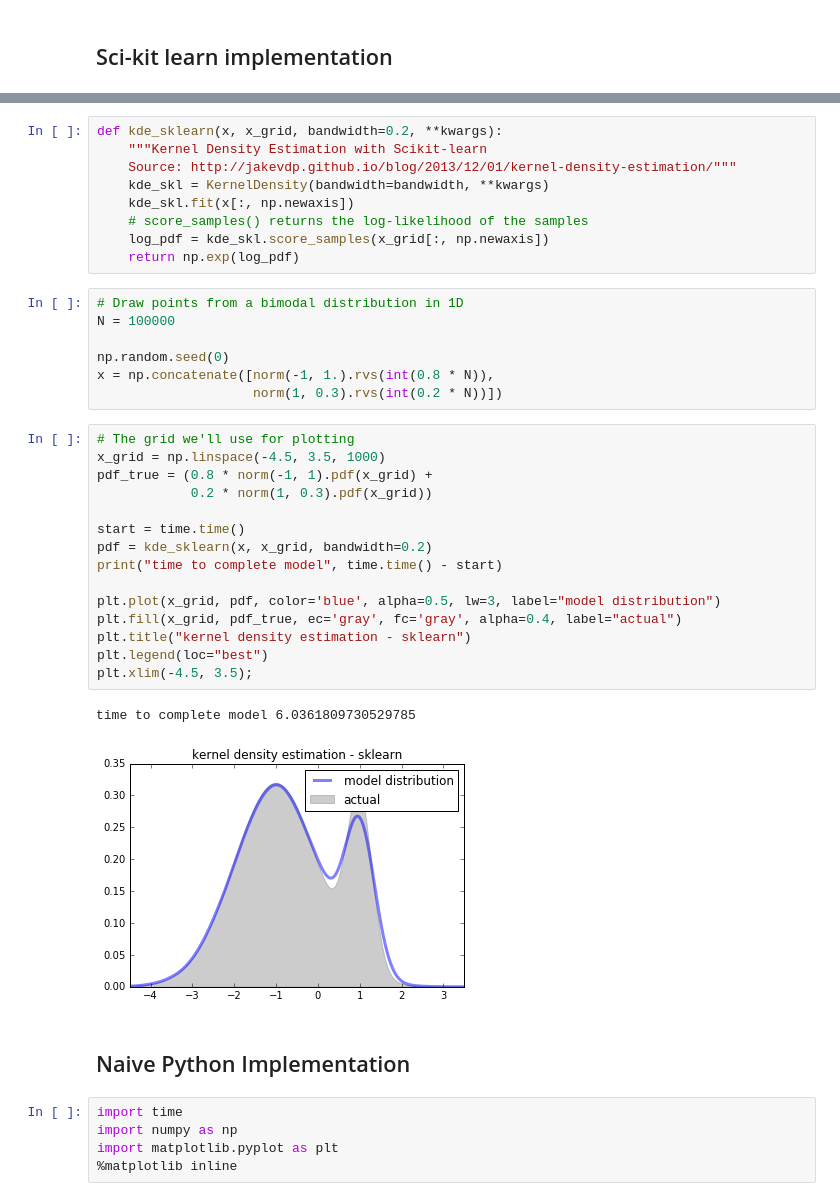
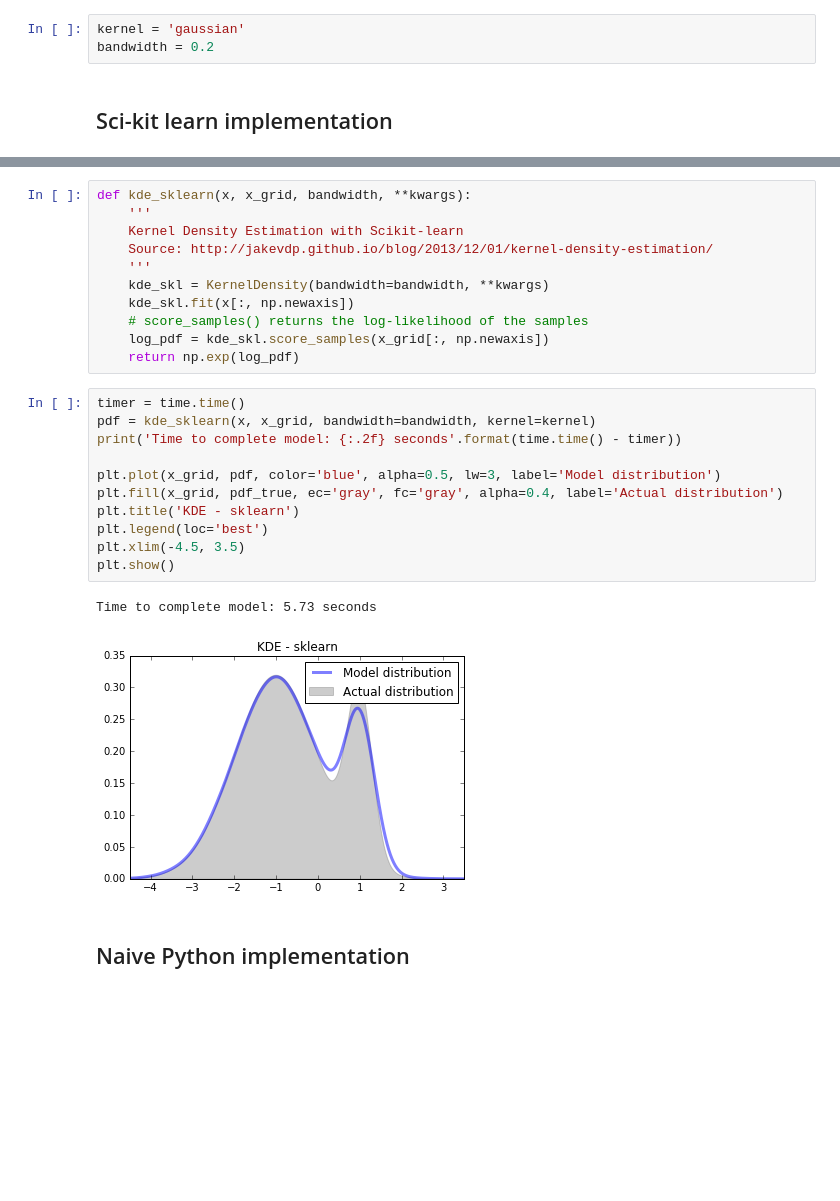
Before and after one commit to Mynti207/algo-paper, a Jupyter notebook: code/KDE_python.ipynb, the cells around one changed output, grey strips where cells are left out. Saved outputs shown, nothing was run; the diff lists cells and outputs as text; blank space fills up the shorter version.

```diff
--- a/code/KDE_python.ipynb
+++ b/code/KDE_python.ipynb
@@ -3,2 +29,5 @@
+# %%
+kernel = 'gaussian'
+bandwidth = 0.2
 # %% [markdown]
 ## Sci-kit learn implementation
@@ -13,41 +34,27 @@ import matplotlib.pyplot as plt
 # %%
-def kde_sklearn(x, x_grid, bandwidth=0.2, **kwargs):
-    """Kernel Density Estimation with Scikit-learn
-    Source: http://jakevdp.github.io/blog/2013/12/01/kernel-density-estimation/"""
+def kde_sklearn(x, x_grid, bandwidth, **kwargs):
+    '''
+    Kernel Density Estimation with Scikit-learn
+    Source: http://jakevdp.github.io/blog/2013/12/01/kernel-density-estimation/
+    '''
     kde_skl = KernelDensity(bandwidth=bandwidth, **kwargs)
     kde_skl.fit(x[:, np.newaxis])
     # score_samples() returns the log-likelihood of the samples
     log_pdf = kde_skl.score_samples(x_grid[:, np.newaxis])
     return np.exp(log_pdf)
-# %%
-# Draw points from a bimodal distribution in 1D
-N = 100000
-
-np.random.seed(0)
-x = np.concatenate([norm(-1, 1.).rvs(int(0.8 * N)),
-                    norm(1, 0.3).rvs(int(0.2 * N))])
 # %%
-# The grid we'll use for plotting
-x_grid = np.linspace(-4.5, 3.5, 1000)
-pdf_true = (0.8 * norm(-1, 1).pdf(x_grid) +
-            0.2 * norm(1, 0.3).pdf(x_grid))
+timer = time.time()
+pdf = kde_sklearn(x, x_grid, bandwidth=bandwidth, kernel=kernel)
+print('Time to complete model: {:.2f} seconds'.format(time.time() - timer))
 
-start = time.time()
-pdf = kde_sklearn(x, x_grid, bandwidth=0.2)
-print("time to complete model", time.time() - start)
-
-plt.plot(x_grid, pdf, color='blue', alpha=0.5, lw=3, label="model distribution")
-plt.fill(x_grid, pdf_true, ec='gray', fc='gray', alpha=0.4, label="actual")
-plt.title("kernel density estimation - sklearn")
-plt.legend(loc="best")
-plt.xlim(-4.5, 3.5);
+plt.plot(x_grid, pdf, color='blue', alpha=0.5, lw=3, label='Model distribution')
+plt.fill(x_grid, pdf_true, ec='gray', fc='gray', alpha=0.4, label='Actual distribution')
+plt.title('KDE - sklearn')
+plt.legend(loc='best')
+plt.xlim(-4.5, 3.5)
+plt.show()
 # %% [output]
-time to complete model 6.0361809730529785
+Time to complete model: 5.73 seconds
-[figure, old version]
+[figure, new version]
 # %% [markdown]
-## Naive Python Implementation
+## Naive Python implementation
-# %%
-import time
-import numpy as np
-import matplotlib.pyplot as plt
-%matplotlib inline
```
Also changed, not shown: parts of 18 cells of this notebook, 11 other files.
